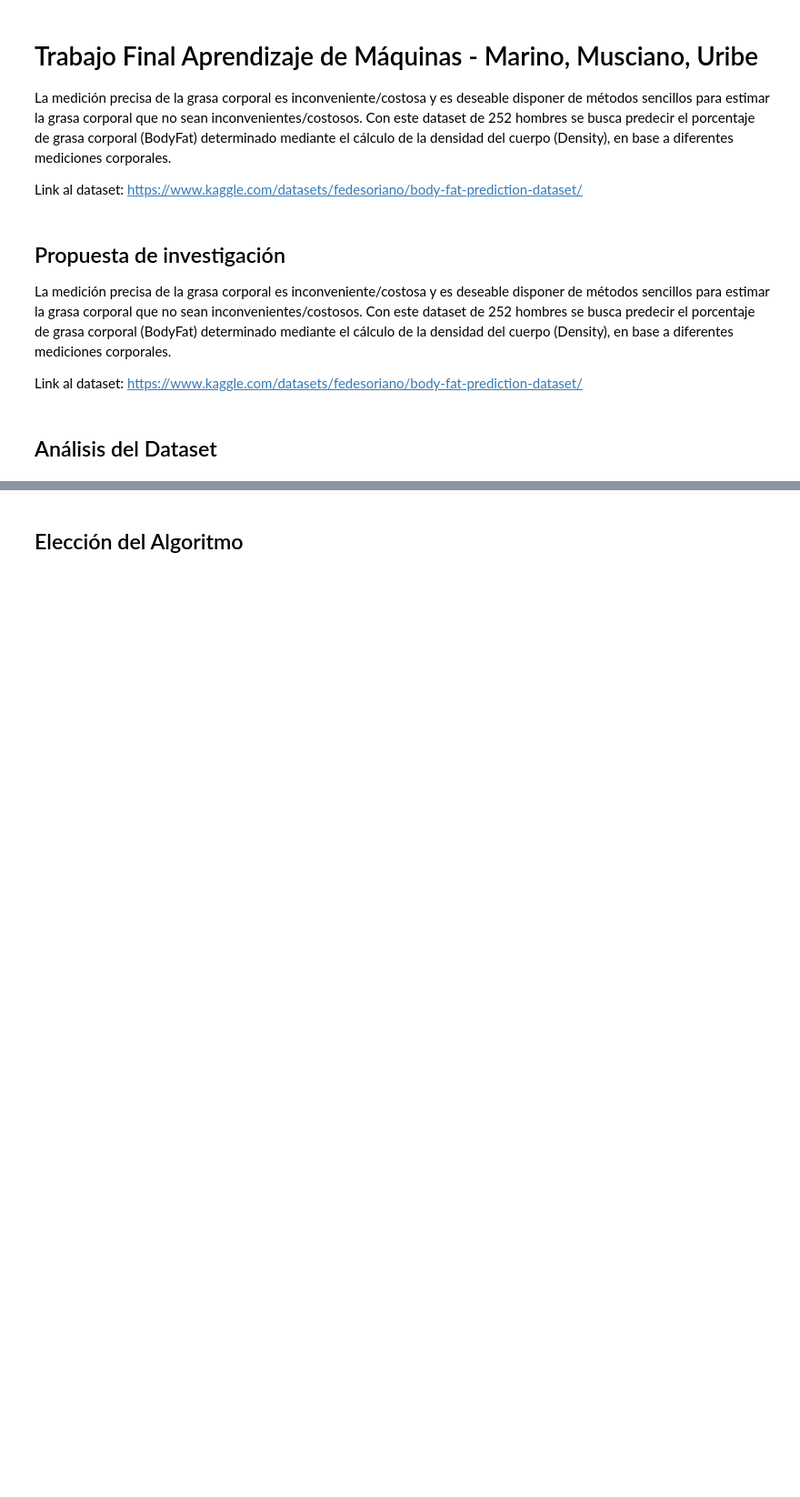
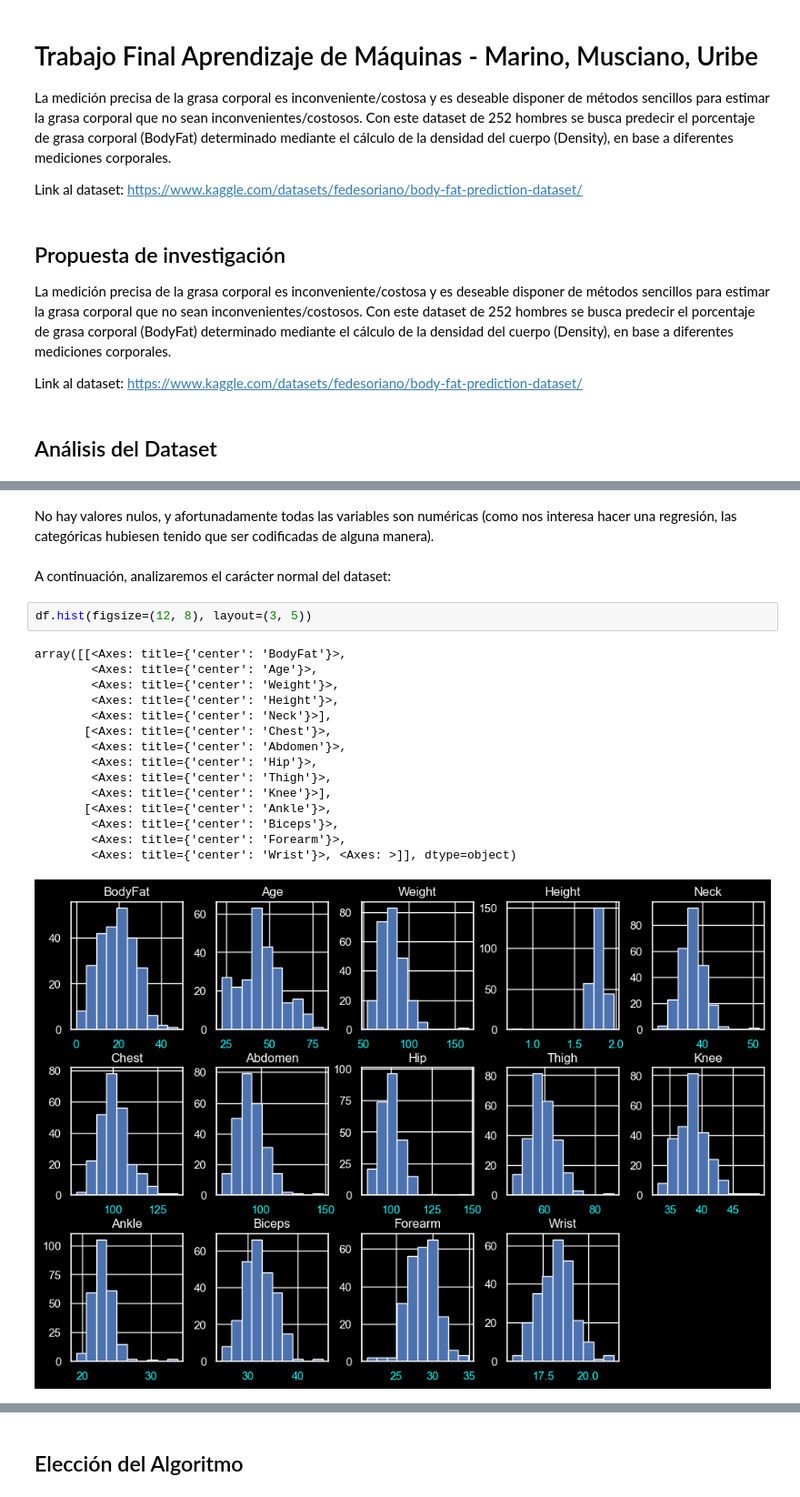
Before and after one commit to Muscian/aprMaqI_CEIA_fork, a Jupyter notebook: trabajo_final/TrabajoFinal.ipynb, the cells around one changed output, grey strips where cells are left out. Shown at 91% size. Cells and saved outputs as stored; diff of their text form; blank space fills up the shorter version.

```diff
--- a/trabajo_final/TrabajoFinal.ipynb
+++ b/trabajo_final/TrabajoFinal.ipynb
@@ -61,0 +67,22 @@ display(df.describe())
+# %% [markdown]
+No hay valores nulos, y afortunadamente todas las variables son numéricas (como nos interesa hacer una regresión, las categóricas hubiesen tenido que ser codificadas de alguna manera).
+# %% [markdown]
+A continuación, analizaremos el carácter normal del dataset:
+# %%
+df.hist(figsize=(12, 8), layout=(3, 5))
+# %% [output]
+array([[<Axes: title={'center': 'BodyFat'}>,
+        <Axes: title={'center': 'Age'}>,
+        <Axes: title={'center': 'Weight'}>,
+        <Axes: title={'center': 'Height'}>,
+        <Axes: title={'center': 'Neck'}>],
+       [<Axes: title={'center': 'Chest'}>,
+        <Axes: title={'center': 'Abdomen'}>,
+        <Axes: title={'center': 'Hip'}>,
+        <Axes: title={'center': 'Thigh'}>,
+        <Axes: title={'center': 'Knee'}>],
+       [<Axes: title={'center': 'Ankle'}>,
+        <Axes: title={'center': 'Biceps'}>,
+        <Axes: title={'center': 'Forearm'}>,
+        <Axes: title={'center': 'Wrist'}>, <Axes: >]], dtype=object)
+[figure, added]
```
Also changed, not shown: parts of 11 cells of this notebook.
